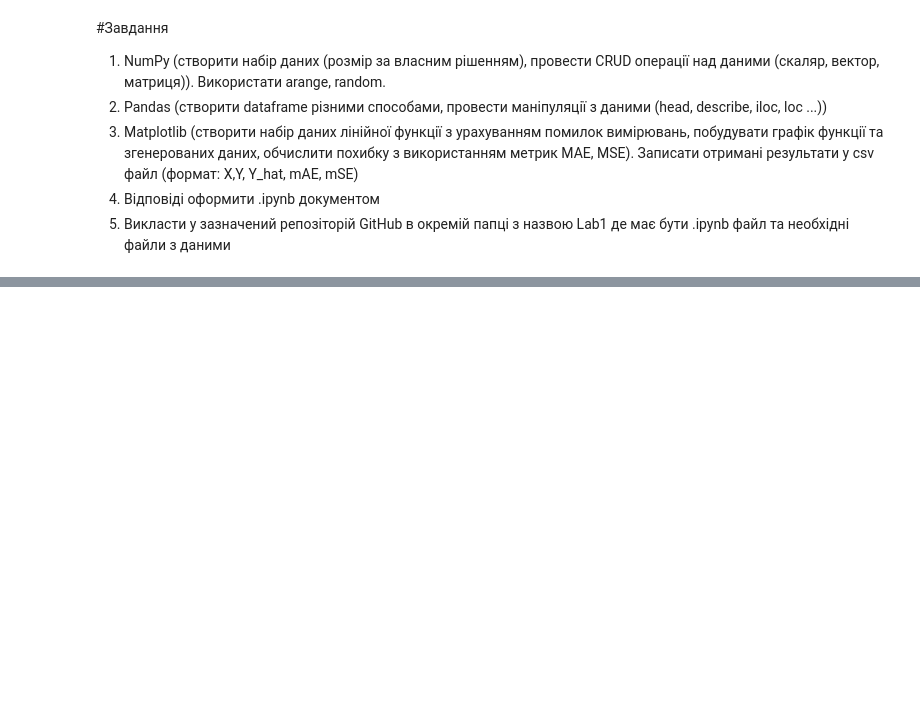
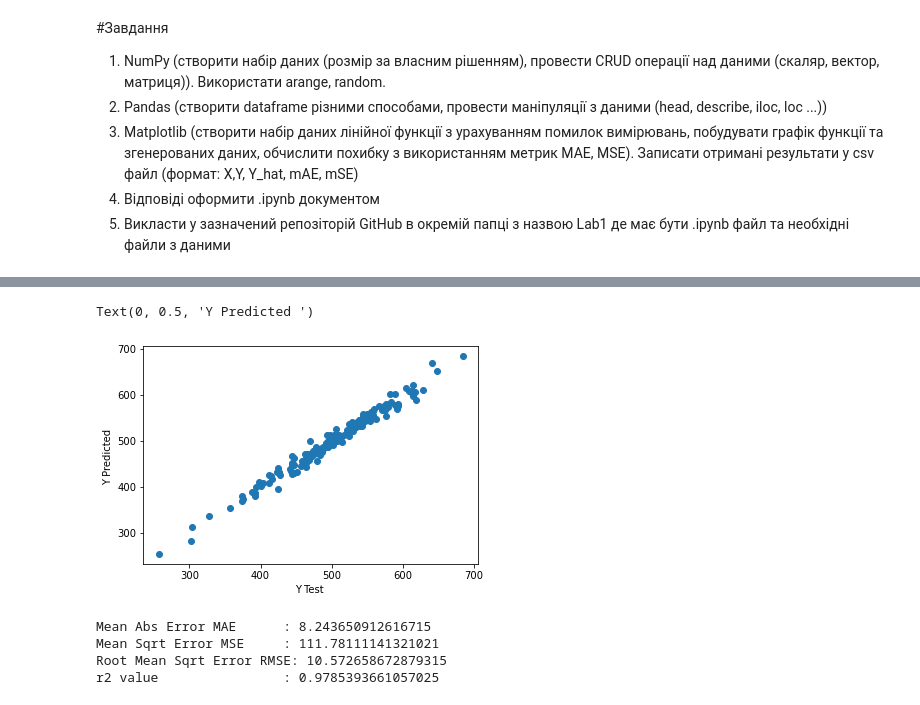
Before and after one commit to mandmit/ml2021, a Jupyter notebook: Labs/Lab1/lab1_Manilo.ipynb, the cells around one changed output, grey strips where cells are left out. Saved outputs shown, nothing was run; the diff lists cells and outputs as text; code cells hidden in the pictures; blank space fills up the shorter version.

```diff
--- a/Labs/Lab1/lab1_Manilo.ipynb
+++ b/Labs/Lab1/lab1_Manilo.ipynb
@@ -31,0 +69,3 @@ print(int(msc)*2)
+# %%
+from sklearn.linear_model import LinearRegression
+lm = LinearRegression()
@@ -31,0 +79,21 @@ print(int(msc)*2)
+# %%
+predictions = lm.predict( X_test)
+# %%
+plt.scatter(y_test,predictions)
+plt.xlabel('Y Test ')
+plt.ylabel('Y Predicted ')
+# %% [output]
+Text(0, 0.5, 'Y Predicted ')
+[figure, added]
+# %%
+from sklearn import metrics
+
+print('Mean Abs Error MAE      :' ,metrics.mean_absolute_error(y_test,predictions))
+print('Mean Sqrt Error MSE     :' ,metrics.mean_squared_error(y_test,predictions))
+print('Root Mean Sqrt Error RMSE:' ,np.sqrt(metrics.mean_squared_error(y_test,predictions)))
+print('r2 value                :' ,metrics.r2_score(y_test,predictions))
+# %% [output]
+Mean Abs Error MAE      : 8.243650912616715
+Mean Sqrt Error MSE     : 111.78111141321021
+Root Mean Sqrt Error RMSE: 10.572658672879315
+r2 value                : 0.9785393661057025
```
Also changed, not shown: parts of 11 cells of this notebook, 1 other file.
